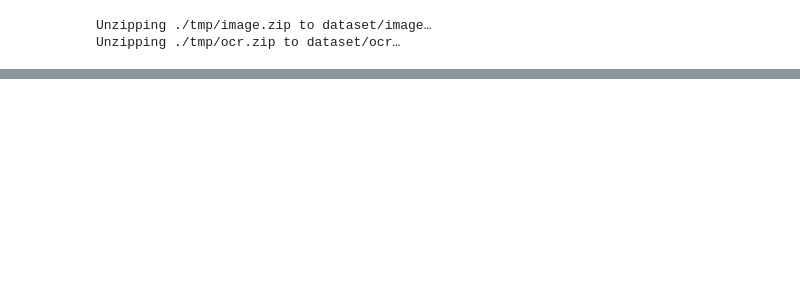
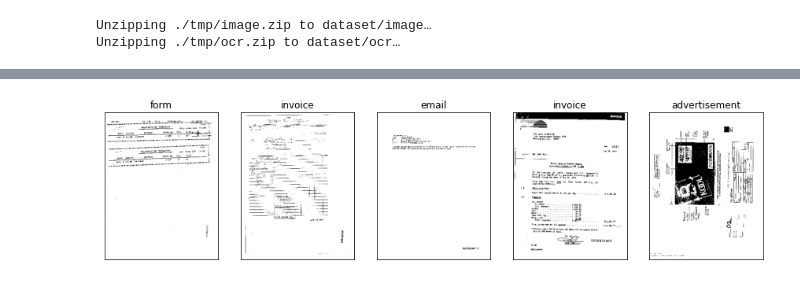
Before and after one commit to clemsage/NeuralDocumentClassification, a Jupyter notebook: presentation_notebook.ipynb, the cells around one changed output, grey strips where cells are left out. Cells and saved outputs as stored; diff of their text form; code cells hidden in the pictures; blank space fills up the shorter version.

Commit message:
image working

```diff
--- a/presentation_notebook.ipynb
+++ b/presentation_notebook.ipynb
@@ -44,5 +80,6 @@ dataset["test_ocr"][0], dataset["test_lbl"][0]
 # %%
-list_train_ds = tf.data.Dataset.from_tensor_slices(dataset['training_img'])
+list_train_ds = tf.data.Dataset.from_tensor_slices((dataset["training_ocr"], dataset["training_lbl"]))
 list_train_ds = list_train_ds.shuffle(100000)
+list_train_ds = list_train_ds.map(process_text_path)
 list_test_ds = tf.data.Dataset.from_tensor_slices(dataset['test_img'])
 list_test_ds = list_test_ds.shuffle(100000)
@@ -55,0 +91,3 @@ b'dataset/image_png/cfl06e00.png'
+# %%
+for text, lbl in list_train_ds.take(1):
+    print(text, lbl)
@@ -55,0 +96,19 @@ b'dataset/image_png/cfl06e00.png'
+# %%
+def plot_multiple_docs(imgs, lbls, dims):
+    m, n = dims
+    assert m*n >= len(lbls)
+    fig, axs = plt.subplots(n, m)
+    if isinstance(axs[0], list):
+        axs = list(itertools.chain(*axs))
+    for ax, img, lbl in zip(axs, imgs, lbls):
+        ax.imshow(img, cmap="gray")
+        ax.set_title(class_names[lbl])
+        ax.set_xticks([])
+        ax.set_yticks([])
+# %%
+imgs = []
+lbls = []
+for img, lbl in list_train_ds.take(5):
+    imgs.append(img.numpy())
+    lbls.append(lbl.numpy())
+print(imgs[0].shape)
@@ -55,0 +118,4 @@ b'dataset/image_png/cfl06e00.png'
+# %%
+plot_multiple_docs(imgs, lbls, (5, 1))
+# %% [output]
+[figure, added]
```
Also changed, not shown: parts of 11 cells of this notebook.
